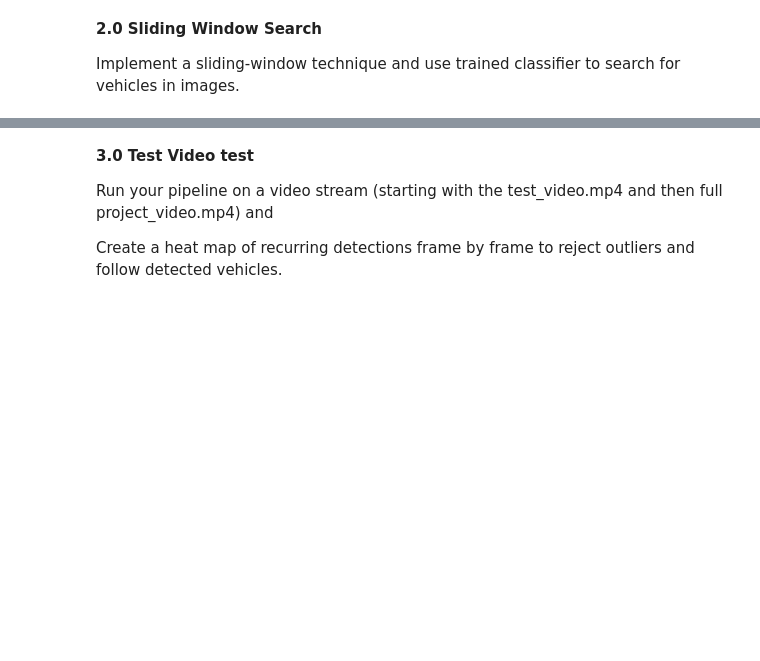
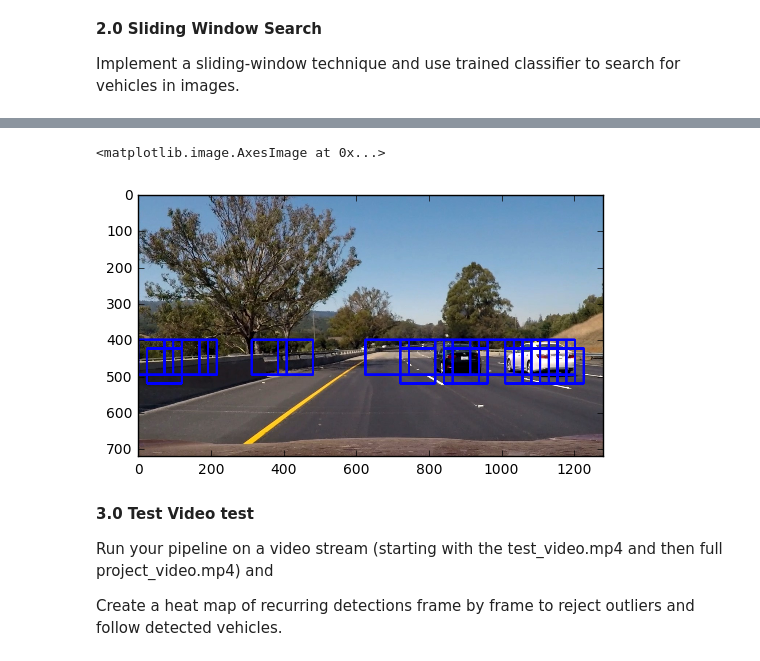
Before and after one commit to toluwajosh/CarND-Vehicle-Detection, a Jupyter notebook: pipeline_session.ipynb, the cells around one changed output, grey strips where cells are left out. Drawn from its saved outputs; the diff is of its cells as text; code cells hidden in the pictures; blank space fills up the shorter version.

```diff
--- a/pipeline_session.ipynb
+++ b/pipeline_session.ipynb
@@ -177,3 +515,16 @@ Implement a sliding-window technique and use trained classifier to search for ve
+# %%
+image = mpimg.imread('test_images/test6.jpg')
+ystart = 400
+ystop = 656
+scale = 1.5
+out_img = find_cars(image, ystart=ystart, ystop=ystop, scale=scale,
+                    svc=svc, X_scaler=X_scaler, orient=12, pix_per_cell=8,
+                    cell_per_block=2, spatial_size=(32,32), hist_bins=32)
+
+plt.imshow(out_img)
+# %% [output]
+<matplotlib.image.AxesImage at 0x...>
+[figure, added]
 # %% [markdown]
 **3.0 Test Video test**
 
```
Also changed, not shown: parts of 13 cells of this notebook, 3 other files.
